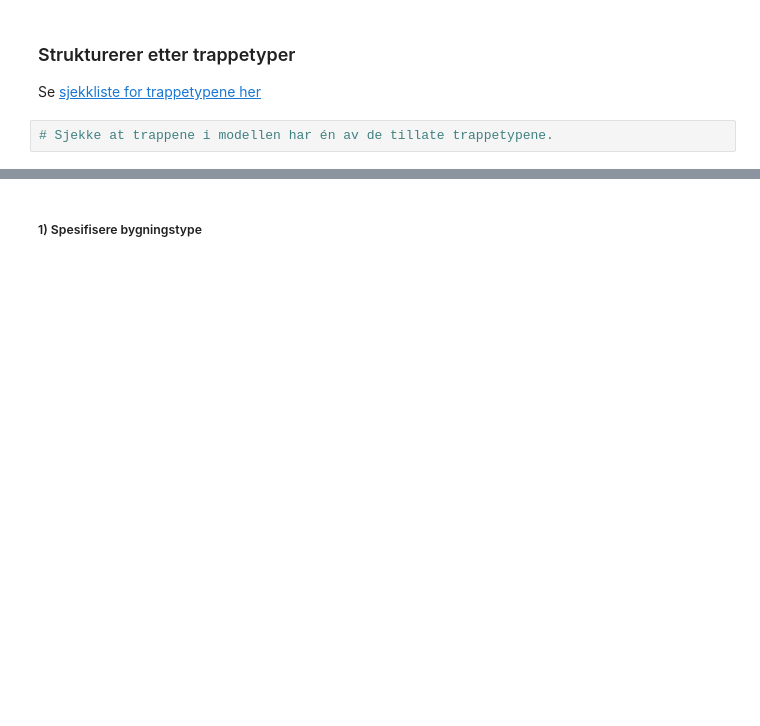
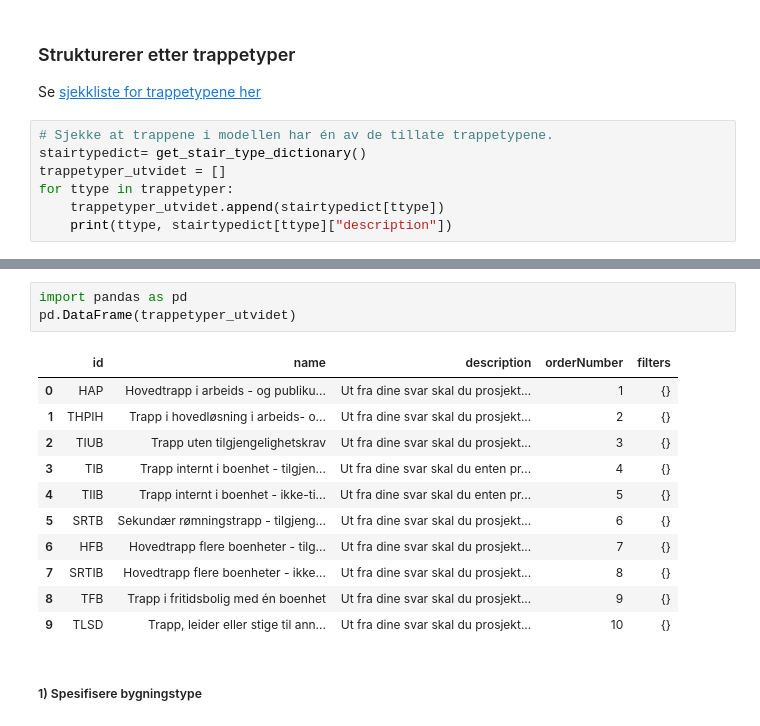
Before and after one commit to DirektoratetForByggkvalitet/TEK-IDS, a Jupyter notebook: notebooks/create_1214_trapp_ids.ipynb, the cells around one changed output, grey strips where cells are left out. Saved outputs shown, nothing was run; the diff lists cells and outputs as text; blank space fills up the shorter version.

```diff
--- a/notebooks/create_1214_trapp_ids.ipynb
+++ b/notebooks/create_1214_trapp_ids.ipynb
@@ -164,4 +171,9 @@ TEK17_1208_ids = ids.Ids(
 Se [sjekkliste for trappetypene her](https://trappesjekk.ft.dibk.no/checklist/)
 # %%
 # Sjekke at trappene i modellen har én av de tillate trappetypene.
+stairtypedict= get_stair_type_dictionary()
+trappetyper_utvidet = []
+for ttype in trappetyper:
+    trappetyper_utvidet.append(stairtypedict[ttype])
+    print(ttype, stairtypedict[ttype]["description"])
 # %% [output]
@@ -185,3 +192,18 @@ Se [sjekkliste for trappetypene her](https://trappesjekk.ft.dibk.no/checklist/)
+# %%
+import pandas as pd
+pd.DataFrame(trappetyper_utvidet)
+# %% [output]
+|  | id | name | description | orderNumber | filters |
+| 0 | HAP | Hovedtrapp i arbeids - og publiku... | Ut fra dine svar skal du prosjekt... | 1 | {} |
+| 1 | THPIH | Trapp i hovedløsning i arbeids- o... | Ut fra dine svar skal du prosjekt... | 2 | {} |
+| 2 | TIUB | Trapp uten tilgjengelighetskrav | Ut fra dine svar skal du prosjekt... | 3 | {} |
+| 3 | TIB | Trapp internt i boenhet - tilgjen... | Ut fra dine svar skal du enten pr... | 4 | {} |
+| 4 | TIIB | Trapp internt i boenhet - ikke-ti... | Ut fra dine svar skal du enten pr... | 5 | {} |
+| 5 | SRTB | Sekundær rømningstrapp - tilgjeng... | Ut fra dine svar skal du prosjekt... | 6 | {} |
+| 6 | HFB | Hovedtrapp flere boenheter - tilg... | Ut fra dine svar skal du prosjekt... | 7 | {} |
+| 7 | SRTIB | Hovedtrapp flere boenheter - ikke... | Ut fra dine svar skal du prosjekt... | 8 | {} |
+| 8 | TFB | Trapp i fritidsbolig med én boenhet | Ut fra dine svar skal du prosjekt... | 9 | {} |
+| 9 | TLSD | Trapp, leider eller stige til ann... | Ut fra dine svar skal du prosjekt... | 10 | {} |
 # %% [markdown]
 ##### 1) Spesifisere bygningstype
 # %%
```
Also changed, not shown: parts of 5 cells of this notebook.
